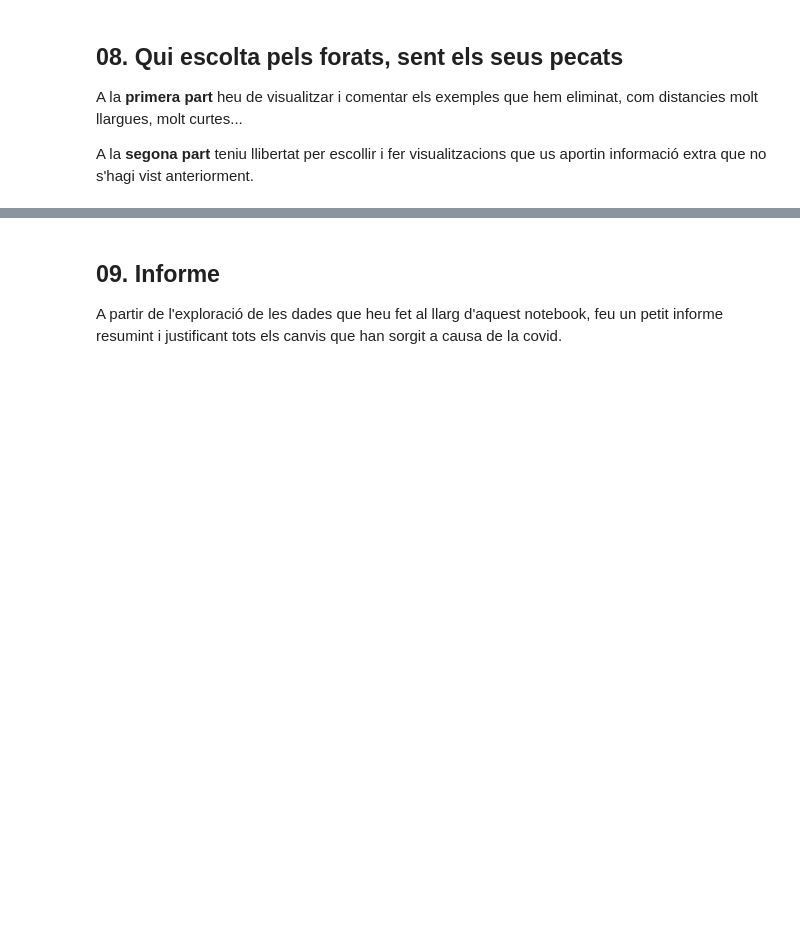
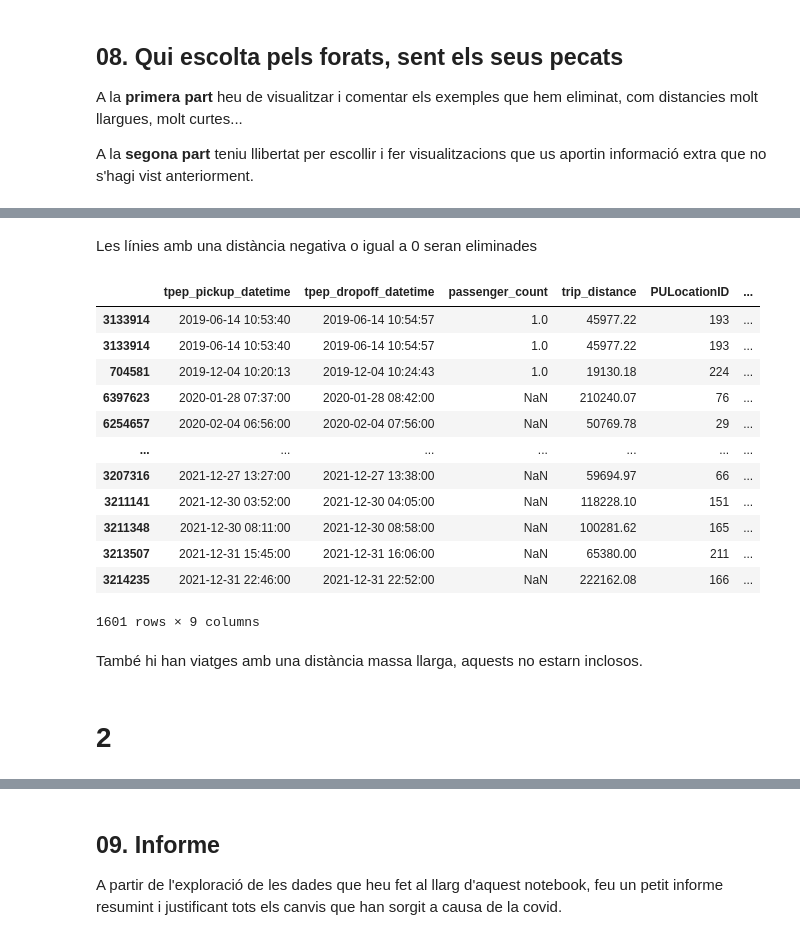
Before and after one commit to junjielyu13/Junior-Fall-Missions, a Jupyter notebook: TallerNousUsos/Practica/TNUI_P1/AssignmentCode - Lia.ipynb, the cells around one changed output, grey strips where cells are left out. Saved outputs shown, nothing was run; the diff lists cells and outputs as text; code cells hidden in the pictures; blank space fills up the shorter version.

```diff
--- a/TallerNousUsos/Practica/TNUI_P1/AssignmentCode - Lia.ipynb
+++ b/TallerNousUsos/Practica/TNUI_P1/AssignmentCode - Lia.ipynb
@@ -921,0 +1040,24 @@ A la **segona part** teniu llibertat per escollir i fer visualitzacions que us a
+# %% [markdown]
+Les línies amb una distància negativa o igual a 0 seran eliminades
+# %%
+viatges_llargs = invalides['trip_distance'] > 1000
+df4 = invalides[viatges_llargs]
+df4
+# %% [output]
+|  | tpep_pickup_datetime | tpep_dropoff_datetime | passenger_count | trip_distance | PULocationID | ... |
+| 3133914 | 2019-06-14 10:53:40 | 2019-06-14 10:54:57 | 1.0 | 45977.22 | 193 | ... |
+| 3133914 | 2019-06-14 10:53:40 | 2019-06-14 10:54:57 | 1.0 | 45977.22 | 193 | ... |
+| 704581 | 2019-12-04 10:20:13 | 2019-12-04 10:24:43 | 1.0 | 19130.18 | 224 | ... |
+| 6397623 | 2020-01-28 07:37:00 | 2020-01-28 08:42:00 | NaN | 210240.07 | 76 | ... |
+| 6254657 | 2020-02-04 06:56:00 | 2020-02-04 07:56:00 | NaN | 50769.78 | 29 | ... |
+| ... | ... | ... | ... | ... | ... | ... |
+| 3207316 | 2021-12-27 13:27:00 | 2021-12-27 13:38:00 | NaN | 59694.97 | 66 | ... |
+| 3211141 | 2021-12-30 03:52:00 | 2021-12-30 04:05:00 | NaN | 118228.10 | 151 | ... |
+| 3211348 | 2021-12-30 08:11:00 | 2021-12-30 08:58:00 | NaN | 100281.62 | 165 | ... |
+| 3213507 | 2021-12-31 15:45:00 | 2021-12-31 16:06:00 | NaN | 65380.00 | 211 | ... |
+| 3214235 | 2021-12-31 22:46:00 | 2021-12-31 22:52:00 | NaN | 222162.08 | 166 | ... |
+1601 rows × 9 columns
+# %% [markdown]
+També hi han viatges amb una distància massa llarga, aquests no estarn inclosos.
+# %% [markdown]
+# 2
```
Also changed, not shown: parts of 28 cells of this notebook.
